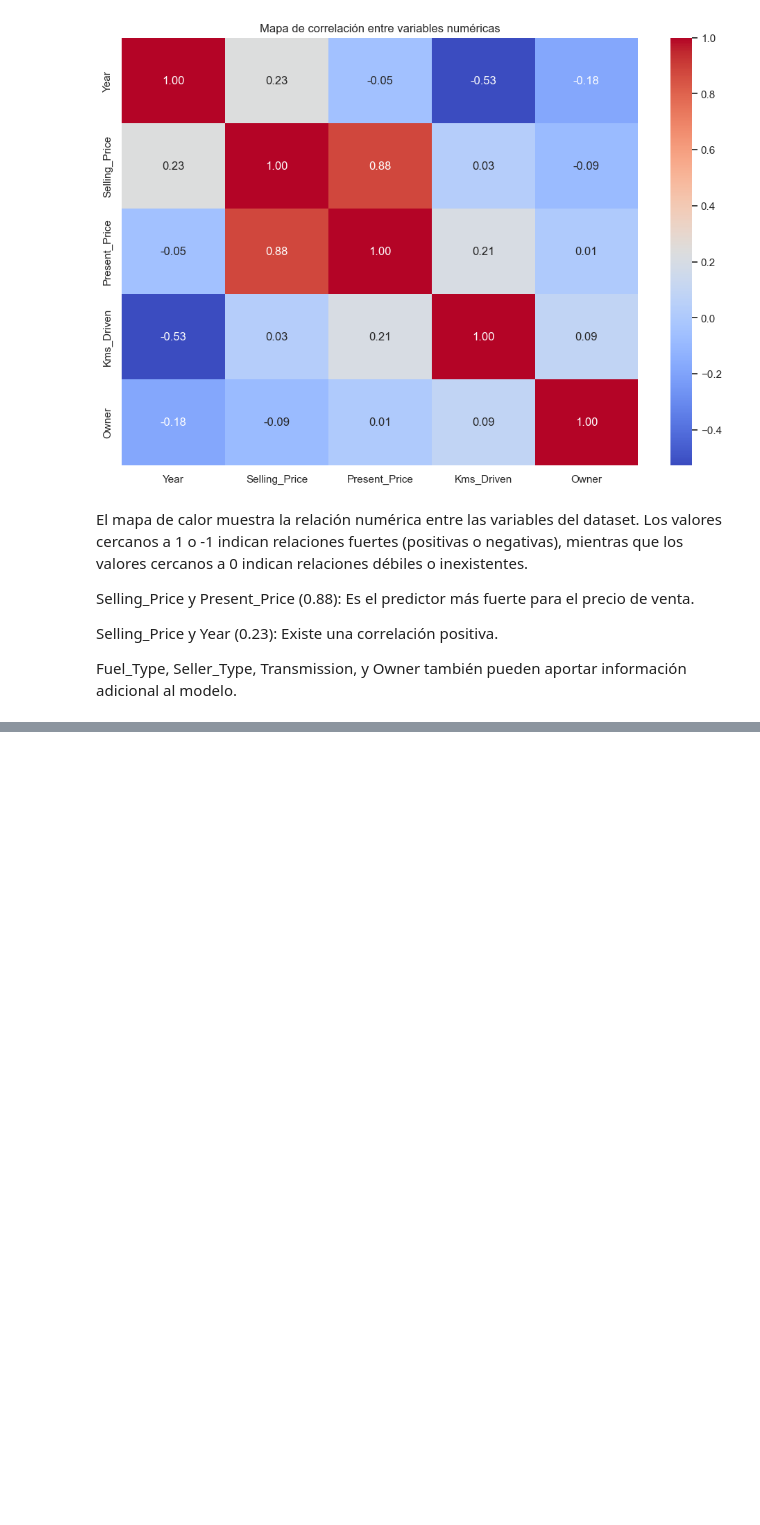
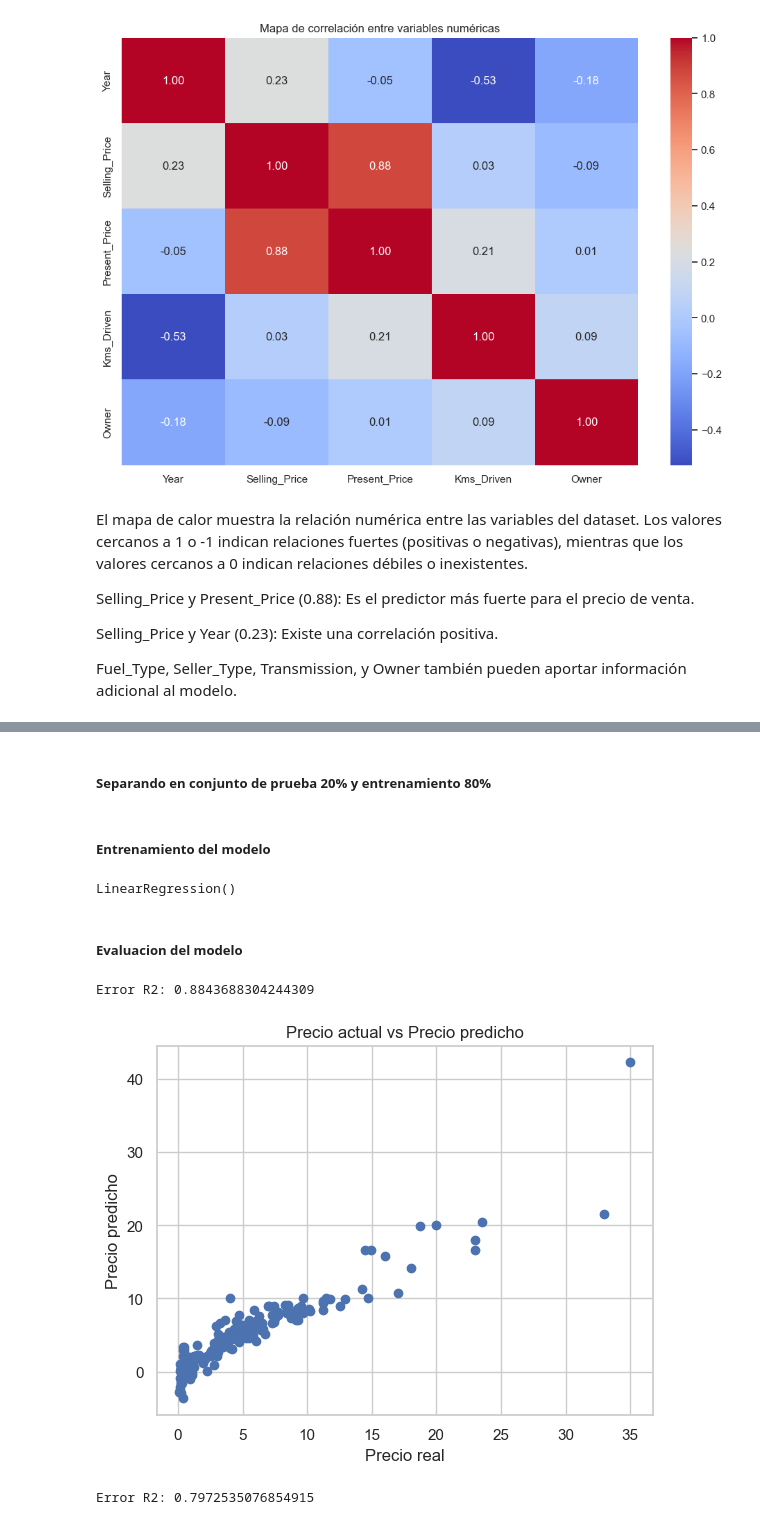
Before and after one commit to jatoapan/PreCIAP_2PAO_2025_Grupo1, a Jupyter notebook: Notebooks/01_data_exploration.ipynb, the cells around one changed output, grey strips where cells are left out. Drawn from its saved outputs; the diff is of its cells as text; code cells hidden in the pictures; blank space fills up the shorter version.

Commit message:
Entrenamiento del modelo

```diff
--- a/Notebooks/01_data_exploration.ipynb
+++ b/Notebooks/01_data_exploration.ipynb
@@ -271,0 +352,33 @@ Fuel_Type, Seller_Type, Transmission, y Owner también pueden aportar informaci
+# %% [markdown]
+##### Separando en conjunto de prueba 20% y entrenamiento 80%
+# %%
+X_entrenamiento, X_prueba, Y_entrenamiento, Y_prueba = train_test_split(X,Y, test_size = 0.2, random_state = 2)
+# %% [markdown]
+##### Entrenamiento del modelo
+# %%
+#cargando el modelo de regresion lineal
+lin_reg_model = LinearRegression()
+# %%
+lin_reg_model.fit(X_entrenamiento,Y_entrenamiento)
+# %% [output]
+LinearRegression()
+# %% [markdown]
+##### Evaluacion del modelo
+# %%
+#Prediccion del los datos de entrenamiento
+prediccion_entrenamiento = lin_reg_model.predict(X_entrenamiento)
+# %%
+# Metrica del error R2
+error_R2 = metrics.r2_score(Y_entrenamiento, prediccion_entrenamiento)
+print("Error R2:",error_R2)
+# %% [output]
+Error R2: 0.8843688304244309
+# %%
+#Visualiacion de los precios reales y los predichos
+plt.scatter(Y_entrenamiento,prediccion_entrenamiento)
+plt.xlabel("Precio real")
+plt.ylabel("Precio predicho")
+plt.title("Precio actual vs Precio predicho")
+plt.show()
+# %% [output]
+[figure, added]
@@ -271,0 +388,6 @@ Fuel_Type, Seller_Type, Transmission, y Owner también pueden aportar informaci
+# %%
+# Metrica del error R2
+error_R2 = metrics.r2_score(Y_prueba, prediccion_Prueba)
+print("Error R2:",error_R2)
+# %% [output]
+Error R2: 0.7972535076854915
```
Also changed, not shown: parts of 10 cells of this notebook, 1 other file.
